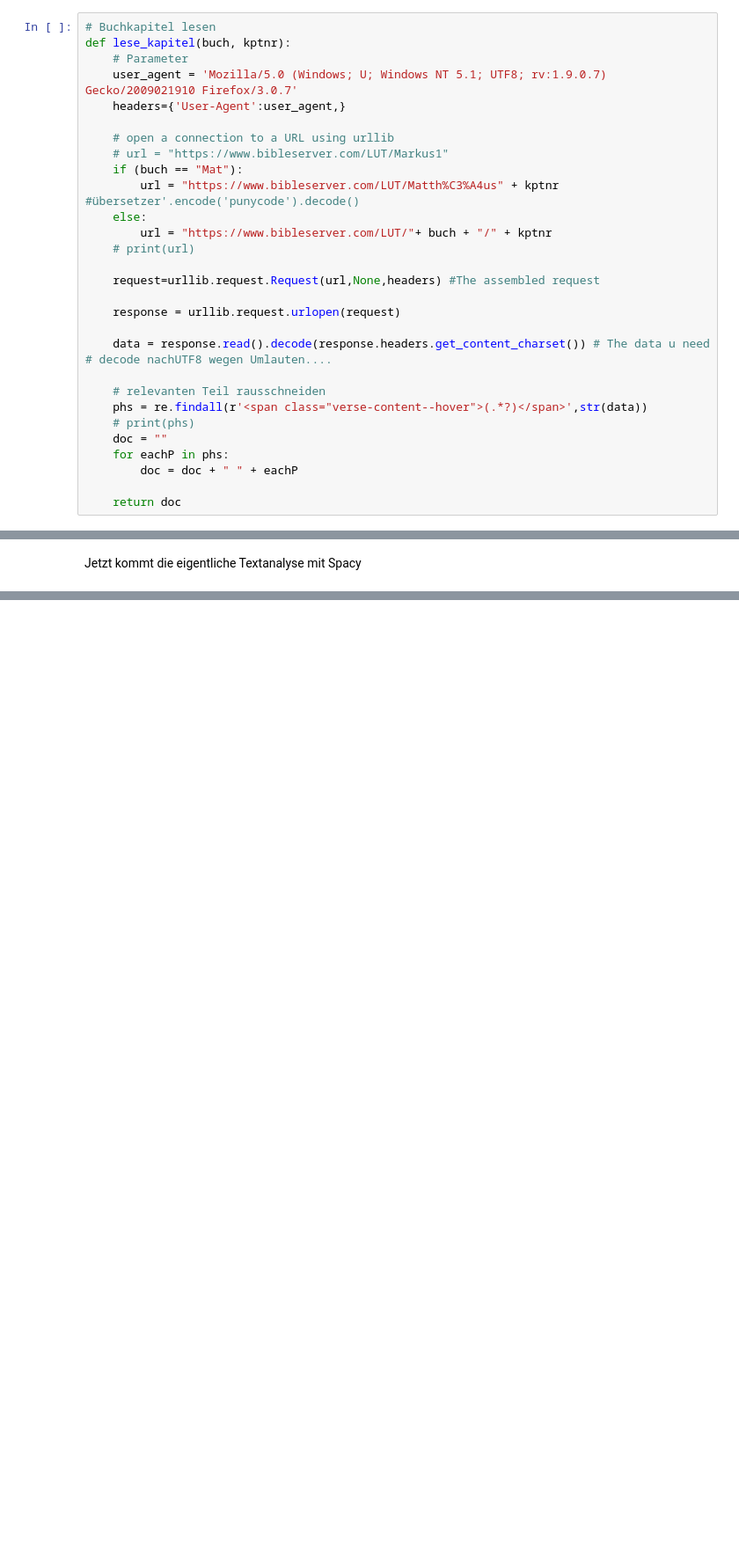
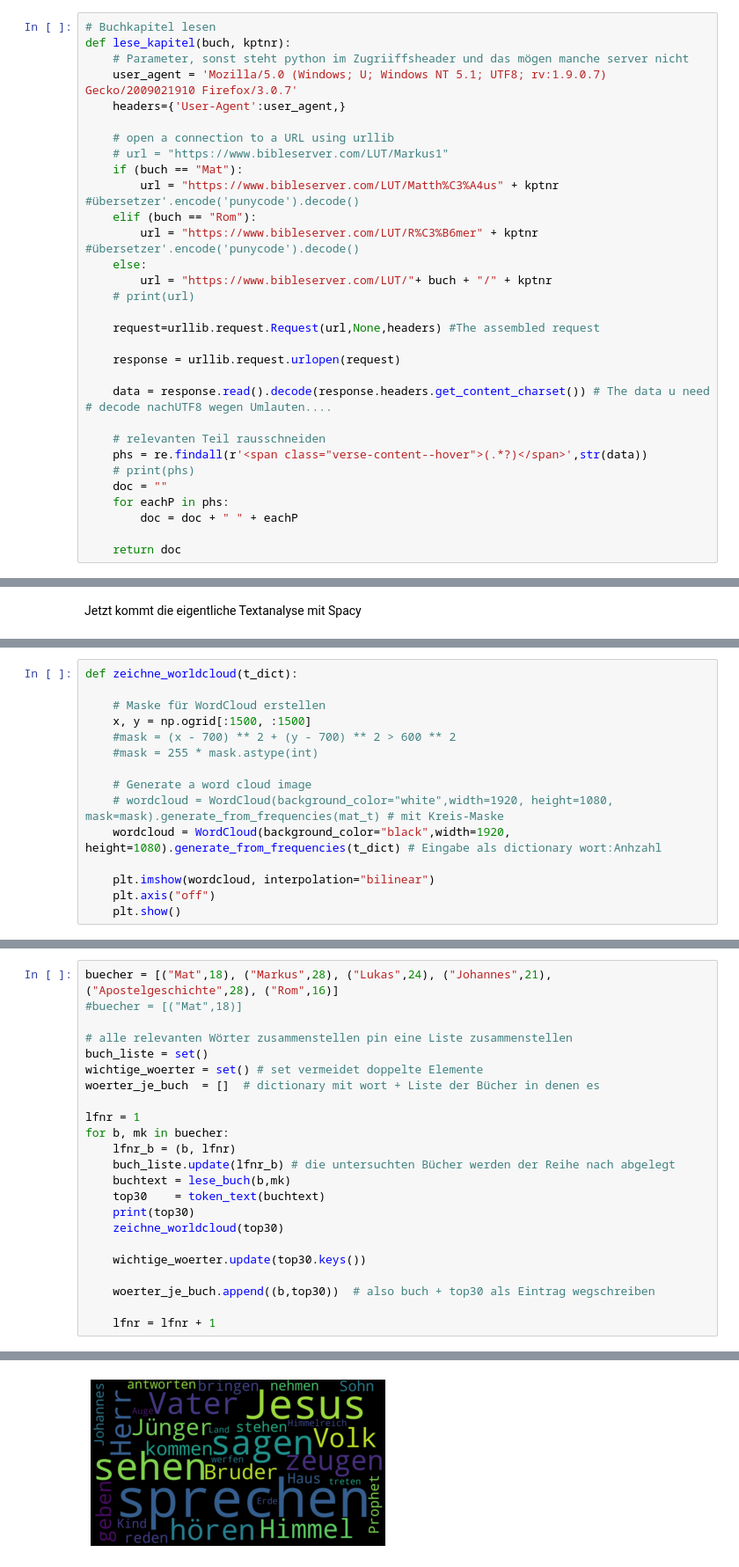
Before and after one commit to TossHx/luthertm, a Jupyter notebook: Spacy1.ipynb, the cells around one changed output, grey strips where cells are left out. Shown at 88% size. Cells and saved outputs as stored; diff of their text form; blank space fills up the shorter version.

```diff
--- a/Spacy1.ipynb
+++ b/Spacy1.ipynb
@@ -13,7 +46,7 @@ from collections import Counter
 # %%
 # Buchkapitel lesen
 def lese_kapitel(buch, kptnr):
-    # Parameter
+    # Parameter, sonst steht python im Zugriiffsheader und das mögen manche server nicht
     user_agent = 'Mozilla/5.0 (Windows; U; Windows NT 5.1; UTF8; rv:1.9.0.7) Gecko/2009021910 Firefox/3.0.7'
     headers={'User-Agent':user_agent,}
 
@@ -21,6 +54,8 @@ def lese_kapitel(buch, kptnr):
     # url = "https://www.bibleserver.com/LUT/Markus1"
     if (buch == "Mat"):
         url = "https://www.bibleserver.com/LUT/Matth%C3%A4us" + kptnr  #übersetzer'.encode('punycode').decode()
+    elif (buch == "Rom"):
+        url = "https://www.bibleserver.com/LUT/R%C3%B6mer" + kptnr  #übersetzer'.encode('punycode').decode()
     else:
         url = "https://www.bibleserver.com/LUT/"+ buch + "/" + kptnr
     # print(url)
@@ -54,0 +146,15 @@ nlp = spacy.load('de_core_news_md')
+# %%
+def zeichne_worldcloud(t_dict):
+
+    # Maske für WordCloud erstellen
+    x, y = np.ogrid[:1500, :1500]
+    #mask = (x - 700) ** 2 + (y - 700) ** 2 > 600 ** 2
+    #mask = 255 * mask.astype(int)
+
+    # Generate a word cloud image
+    # wordcloud = WordCloud(background_color="white",width=1920, height=1080, mask=mask).generate_from_frequencies(mat_t) # mit Kreis-Maske
+    wordcloud = WordCloud(background_color="black",width=1920, height=1080).generate_from_frequencies(t_dict) # Eingabe als dictionary wort:Anhzahl
+
+    plt.imshow(wordcloud, interpolation="bilinear")
+    plt.axis("off")
+    plt.show()
@@ -54,0 +163,24 @@ nlp = spacy.load('de_core_news_md')
+# %%
+buecher = [("Mat",18), ("Markus",28), ("Lukas",24), ("Johannes",21), ("Apostelgeschichte",28), ("Rom",16)]
+#buecher = [("Mat",18)]
+
+# alle relevanten Wörter zusammenstellen pin eine Liste zusammenstellen
+buch_liste = set()
+wichtige_woerter = set() # set vermeidet doppelte Elemente
+woerter_je_buch  = []  # dictionary mit wort + Liste der Bücher in denen es
+
+lfnr = 1
+for b, mk in buecher:
+    lfnr_b = (b, lfnr)
+    buch_liste.update(lfnr_b) # die untersuchten Bücher werden der Reihe nach abgelegt
+    buchtext = lese_buch(b,mk)
+    top30    = token_text(buchtext)
+    print(top30)
+    zeichne_worldcloud(top30)
+
+    wichtige_woerter.update(top30.keys())
+
+    woerter_je_buch.append((b,top30))  # also buch + top30 als Eintrag wegschreiben
+
+    lfnr = lfnr + 1
+# %% [output]
@@ -54,0 +188 @@ nlp = spacy.load('de_core_news_md')
+[figure, added]
```
Also changed, not shown: parts of 25 cells of this notebook.
